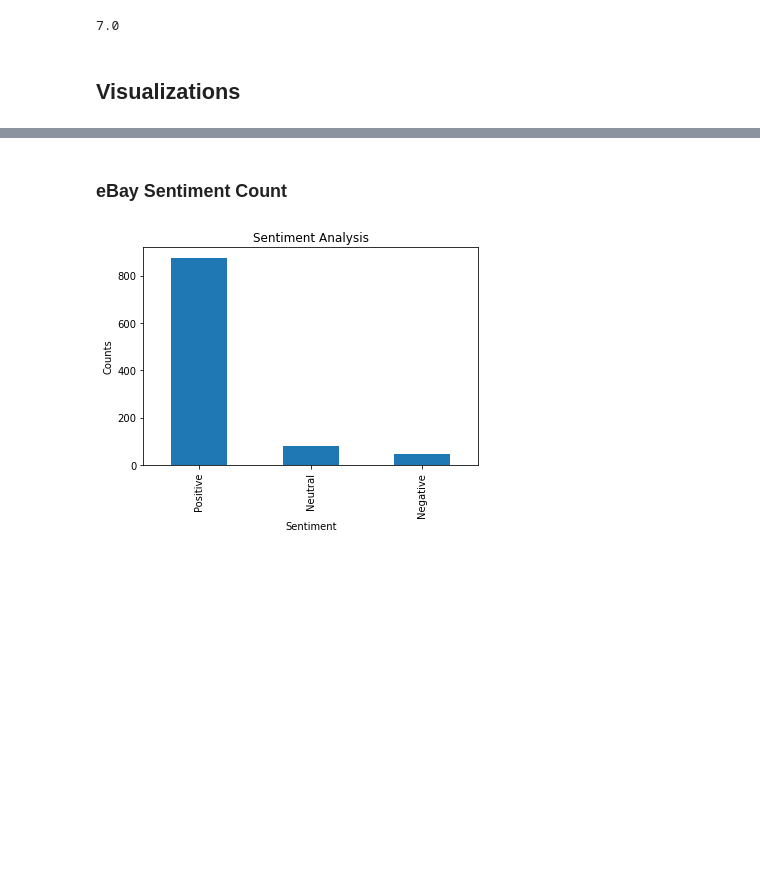
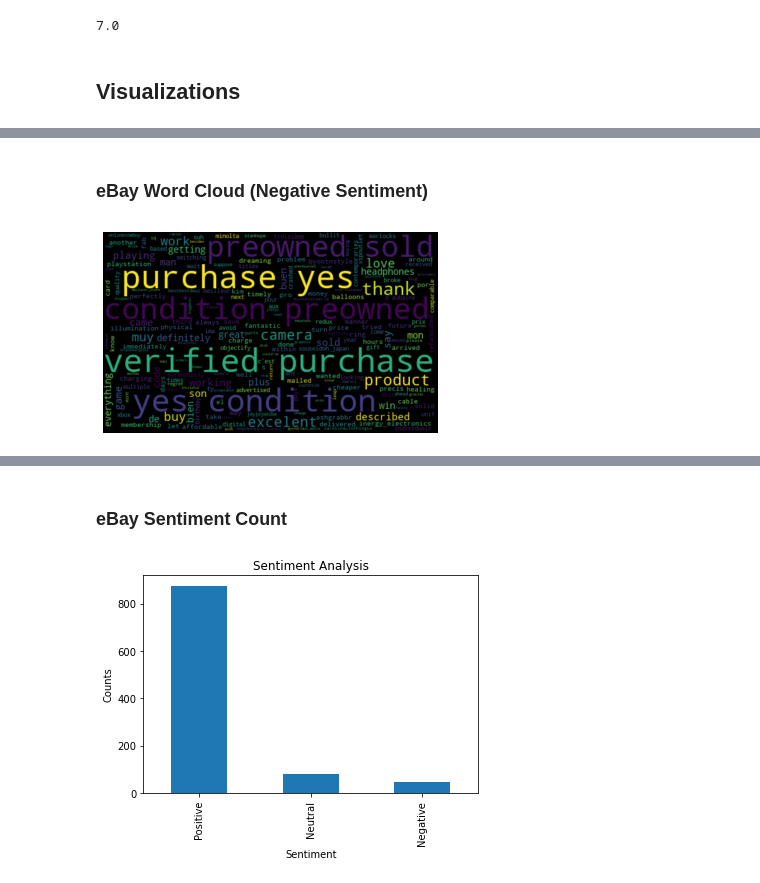
Before and after one commit to isdmg/CS144-8P-RESEARCH-PAPER, a Jupyter notebook: CS144-8P RESEARCH PAPER.ipynb, the cells around one changed output, grey strips where cells are left out. Cells and saved outputs as stored; diff of their text form; code cells hidden in the pictures; blank space fills up the shorter version.

```diff
--- a/CS144-8P RESEARCH PAPER.ipynb
+++ b/CS144-8P RESEARCH PAPER.ipynb
@@ -338,10 +338,10 @@ round ((ebay_positive_tweets.shape[0] / ebay_dataset.shape[0]) *100 , 2)
 87.5
 # %%
 #Get the percentage of negative reviews on ebay
-ebay_negative_tweets = ebay_dataset[ebay_dataset.Analysis == 'Negative']
-ebay_negative_tweets = ebay_negative_tweets['review content']
+ebay_negative_reviews = ebay_dataset[ebay_dataset.Analysis == 'Negative']
+ebay_negative_reviews = ebay_negative_reviews['review content']
 
-round ((ebay_negative_tweets.shape[0] / ebay_dataset.shape[0]) *100 , 2)
+round ((ebay_negative_reviews.shape[0] / ebay_dataset.shape[0]) *100 , 2)
 # %% [output]
 4.6
 # %%
@@ -419,0 +419,10 @@ plt.show()
+# %% [markdown]
+### eBay Word Cloud (Negative Sentiment)
+# %%
+allWords = ''.join([review for review in ebay_negative_reviews])
+wordCloud = WordCloud(width = 500, height = 300, random_state = 21, max_font_size = 119).generate(allWords)
+plt.imshow(wordCloud, interpolation = "bilinear")
+plt.axis('off')
+plt.show()
+# %% [output]
+[figure, added]
```
Also changed, not shown: parts of 27 cells of this notebook.
